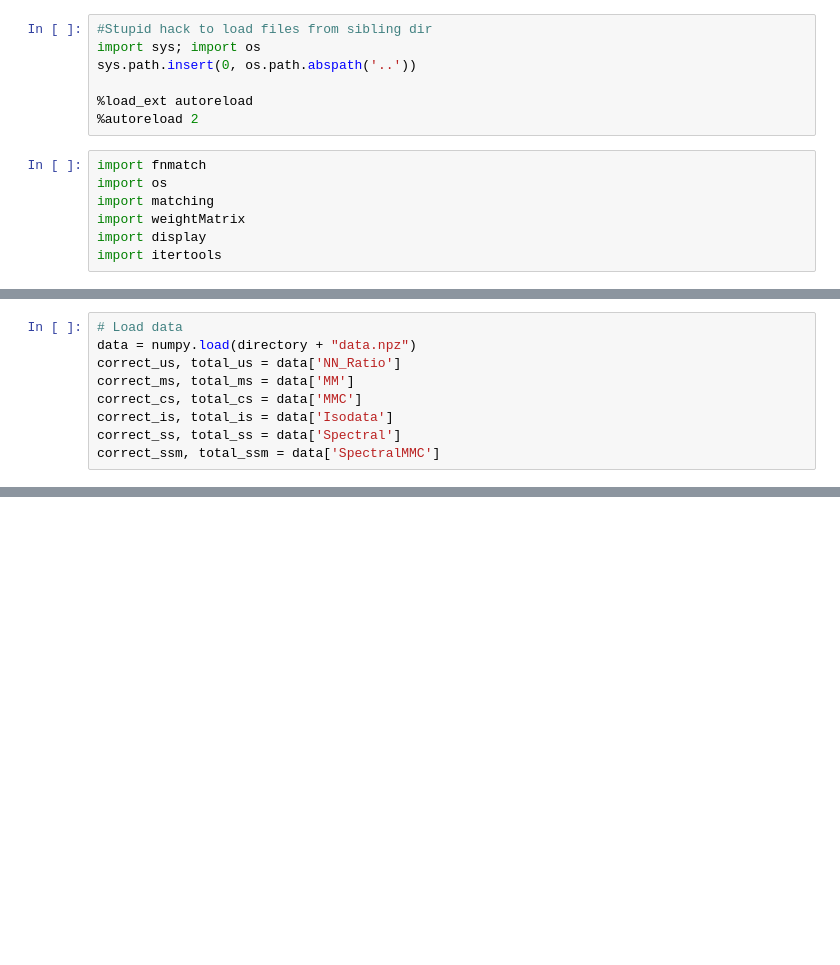
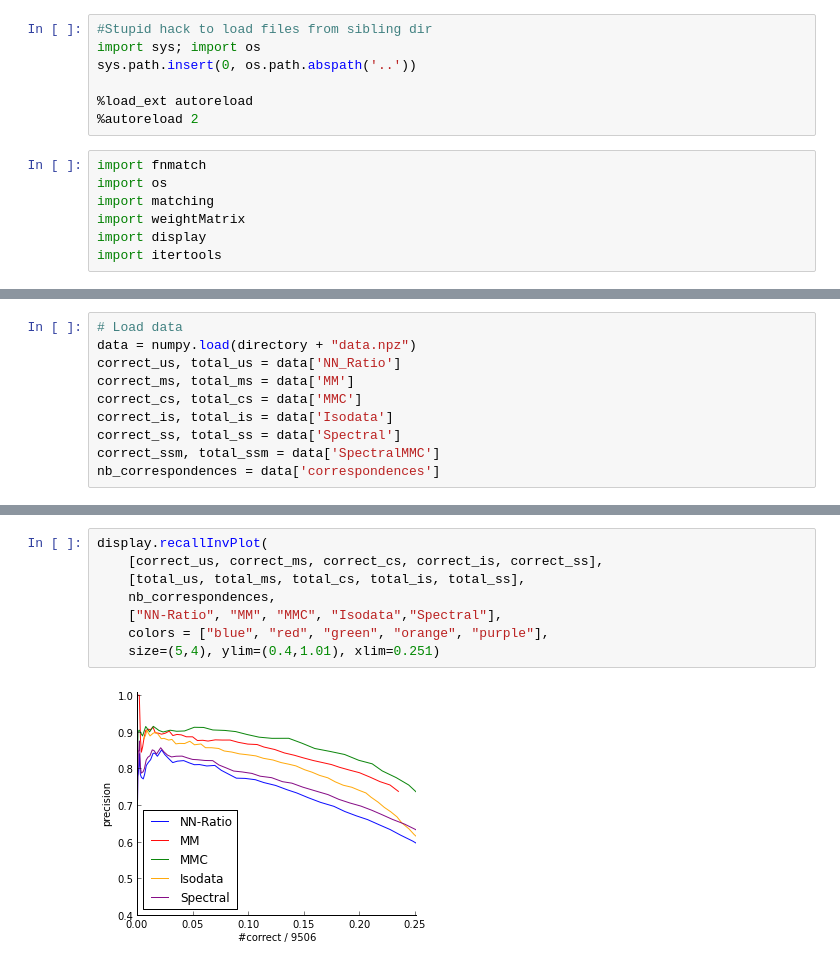
Before and after one commit to arnfred/Mirror-Match, a Jupyter notebook: code/cluster-match/Test Graf.ipynb, the cells around one changed output, grey strips where cells are left out. Saved outputs shown, nothing was run; the diff lists cells and outputs as text; blank space fills up the shorter version.

```diff
--- a/code/cluster-match/Test Graf.ipynb
+++ b/code/cluster-match/Test Graf.ipynb
@@ -80,6 +75,7 @@ correct_cs, total_cs = data['MMC']
 correct_is, total_is = data['Isodata']
 correct_ss, total_ss = data['Spectral']
 correct_ssm, total_ssm = data['SpectralMMC']
+nb_correspondences = data['correspondences']
 # %%
 display.accuPlot(
     [correct_us, correct_ms, correct_cs, correct_is, correct_ss],
@@ -96,0 +97,10 @@ display.accuPlot(
+# %%
+display.recallInvPlot(
+    [correct_us, correct_ms, correct_cs, correct_is, correct_ss],
+    [total_us, total_ms, total_cs, total_is, total_ss],
+    nb_correspondences,
+    ["NN-Ratio", "MM", "MMC", "Isodata","Spectral"],
+    colors = ["blue", "red", "green", "orange", "purple"],
+    size=(5,4), ylim=(0.4,1.01), xlim=0.251)
+# %% [output]
+[figure, added]
```
Also changed, not shown: parts of 12 cells of this notebook, 1 other file.
